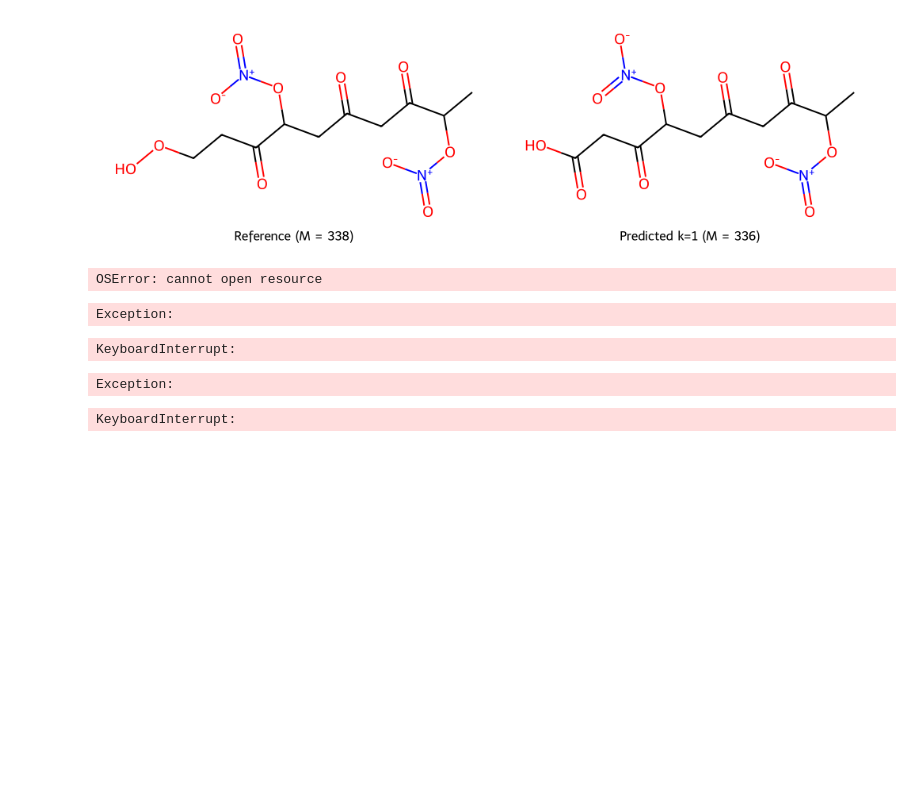
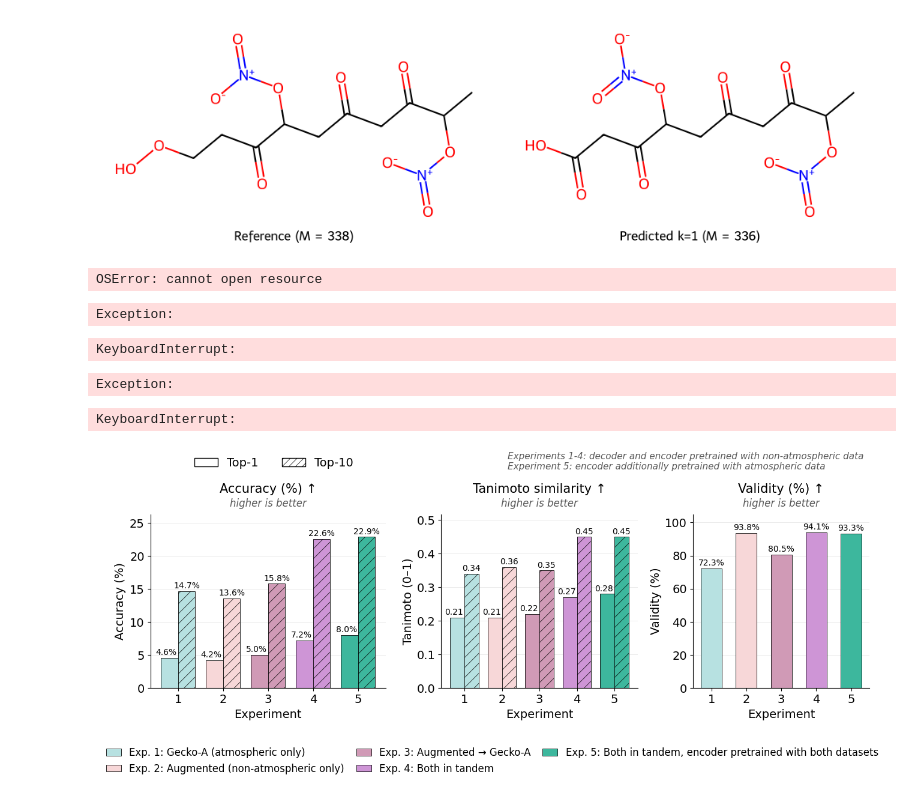
Before and after one commit to kuulia/DiffEIMS, a Jupyter notebook: notebooks/neims_testing.ipynb, the cells around one changed output. Drawn from its saved outputs; the diff is of its cells as text; code cells hidden in the pictures; blank space fills up the shorter version.

```diff
--- a/notebooks/neims_testing.ipynb
+++ b/notebooks/neims_testing.ipynb
@@ -385,3 +385,91 @@ for i in tqdm(range(n), desc="Checking for duplicates"):
 KeyboardInterrupt:
 # %%
 print(num_dupes)
+# %%
+import numpy as np
+import matplotlib.pyplot as plt
+from matplotlib.patches import Patch
+
+fs=14  # sized for a 16:9 PowerPoint slide (13.33 x 7.5 in) inserted at 100%
+plt.rcParams.update({'font.size': fs})
+plt.rcParams['font.family'] = 'sans-serif'
+plt.rcParams['font.sans-serif'] = ['Arial', 'DejaVu Sans', 'Liberation Sans', 'Bitstream Vera Sans', 'sans-serif']
+plt.rcParams['hatch.linewidth'] = 0.5  # thinner Top-10 hatch lines (default 1.0)
+
+# Results on ATMOMACCS (see slides "New Experiment Results")
+experiments = ['1', '2', '3', '4', '5']
+descriptions = [
+    'Exp. 1: Gecko-A (atmospheric only)',
+    'Exp. 2: Augmented (non-atmospheric only)',
+    'Exp. 3: Augmented → Gecko-A',
+    'Exp. 4: Both in tandem',
+    'Exp. 5: Both in tandem, encoder pretrained with both datasets',
+]
+# Base hues #f5d7d8, #b8e4e4, #e1aee5, #c07bcb, #44b898 re-stepped to evenly spaced lightness
+# (OKLab L 0.95 -> 0.48) so they read light -> dark in grayscale and stay distinguishable
+# for protan/deutan/tritan colour blindness (adjacent dE >= 9 in all cases)
+colors = ["#b7e1e1", "#f7d7d8", "#d09ab6", "#ce95d6", "#3DB79D"]
+dark_colors = {'#016e57'}  # get white hatching for contrast
+acc_top1 = [4.6, 4.2, 5.0, 7.2, 8.0]
+acc_top10 = [14.7, 13.6, 15.8, 22.6, 22.9]
+tan_top1 = [0.21, 0.21, 0.22, 0.27, 0.28]
+tan_top10 = [0.34, 0.36, 0.35, 0.45, 0.45]
+validity = [72.3, 93.8, 80.5, 94.1, 93.3]
+
+x = np.arange(len(experiments))
+w = 0.38
+label_fs = fs - 4
+
+# Figure size leaves room for a slide title above it
+fig, axes = plt.subplots(1, 3, figsize=(13.0, 5.6), gridspec_kw={'width_ratios': [1.2, 1, 0.9]})
+
+def paired(ax, top1, top10, fmt, title, ylabel):
+    b1 = ax.bar(x - w/2, top1, w, color=colors, edgecolor='black', linewidth=0.6)
+    # Hatch colour follows the edge colour, so draw white hatching on dark fills, then a black outline on top
+    hatch_colors = ['white' if c in dark_colors else 'black' for c in colors]
+    b10 = ax.bar(x + w/2, top10, w, color=colors, edgecolor=hatch_colors, linewidth=0, hatch='//')
+    ax.bar(x + w/2, top10, w, fill=False, edgecolor='black', linewidth=0.6)
+    for t in ax.bar_label(b1, fmt=fmt, padding=1.5, fontsize=label_fs):
+        t.xyann = (-4, t.xyann[1])  # nudge Top-1 labels left, away from the Top-10 bar
+    ax.bar_label(b10, fmt=fmt, padding=1.5, fontsize=label_fs)
+    ax.set_title(title)
+    ax.set_ylabel(ylabel)
+    ax.set_ylim(0, max(top10) * 1.15)
+
+paired(axes[0], acc_top1, acc_top10, '%.1f%%', 'Accuracy (%)', 'Accuracy (%)')
+paired(axes[1], tan_top1, tan_top10, '%.2f', 'Tanimoto similarity', 'Tanimoto (0–1)')
+
+bv = axes[2].bar(x, validity, 0.6, color=colors, edgecolor='black', linewidth=0.6)
+axes[2].bar_label(bv, fmt='%.1f%%', padding=1.5, fontsize=label_fs)
+axes[2].set_title('Validity (%)')
+axes[2].set_ylabel('Validity (%)')
+axes[2].set_ylim(0, 105)
+
+for ax in axes:
+    ax.set_title(ax.get_title() + ' ↑', fontsize=fs+1, pad=26)
+    ax.text(0.5, 1.03, 'higher is better', transform=ax.transAxes, ha='center', va='bottom',
+            fontsize=fs-2, color='0.35', style='italic')
+    ax.set_xticks(x)
+    ax.set_xticklabels(experiments)
+    ax.set_xlabel('Experiment')
+    #ax.axvline(3.5, color='black', linestyle='--', linewidth=0.8)  # data experiments | tuning
+    ax.spines[['top', 'right']].set_visible(False)
+    ax.yaxis.grid(True, color='0.9', linewidth=0.6)
+    ax.set_axisbelow(True)
+
+# Reserve space inside the figure for the legends so the saved size stays exactly 13.0 x 5.6 in
+fig.tight_layout(rect=[0, 0.15, 1, 0.93])
+handles = [Patch(facecolor='white', edgecolor='black', label='Top-1'),
+           Patch(facecolor='white', edgecolor='black', hatch='///', label='Top-10')]
+fig.legend(handles=handles, loc='upper center', ncol=2, frameon=False, bbox_to_anchor=(0.22, 1.0))
+exp_handles = [Patch(facecolor=c, edgecolor='black', linewidth=0.6, label=d) for c, d in zip(colors, descriptions)]
+fig.legend(handles=exp_handles, loc='lower center', ncol=3, frameon=False, bbox_to_anchor=(0.5, 0.0),
+           fontsize=fs-2, columnspacing=1.2, handlelength=1.5)
+fig.text(0.52, 0.985, 'Experiments 1-4: decoder and encoder pretrained with non-atmospheric data\nExperiment 5: encoder additionally pretrained with atmospheric data',
+         ha='left', va='top', fontsize=fs-3, color='0.35', style='italic')
+fig.savefig('experiment_results_barplot.pdf')
+fig.savefig('experiment_results_barplot.png', dpi=300)
+fig.savefig('experiment_results_barplot.svg')
+plt.show()
+# %% [output]
+[figure, added]
```
Also changed, not shown: 1 other file.
